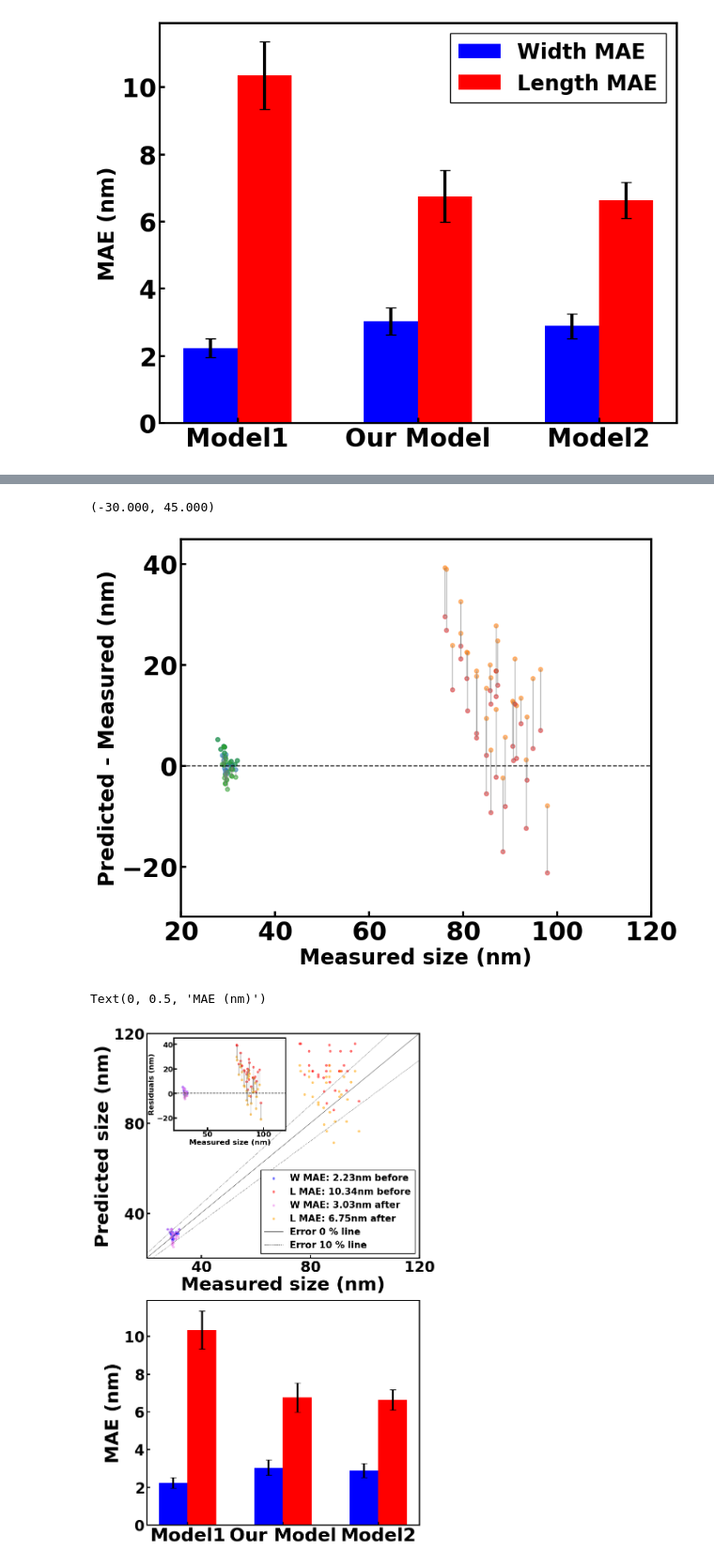
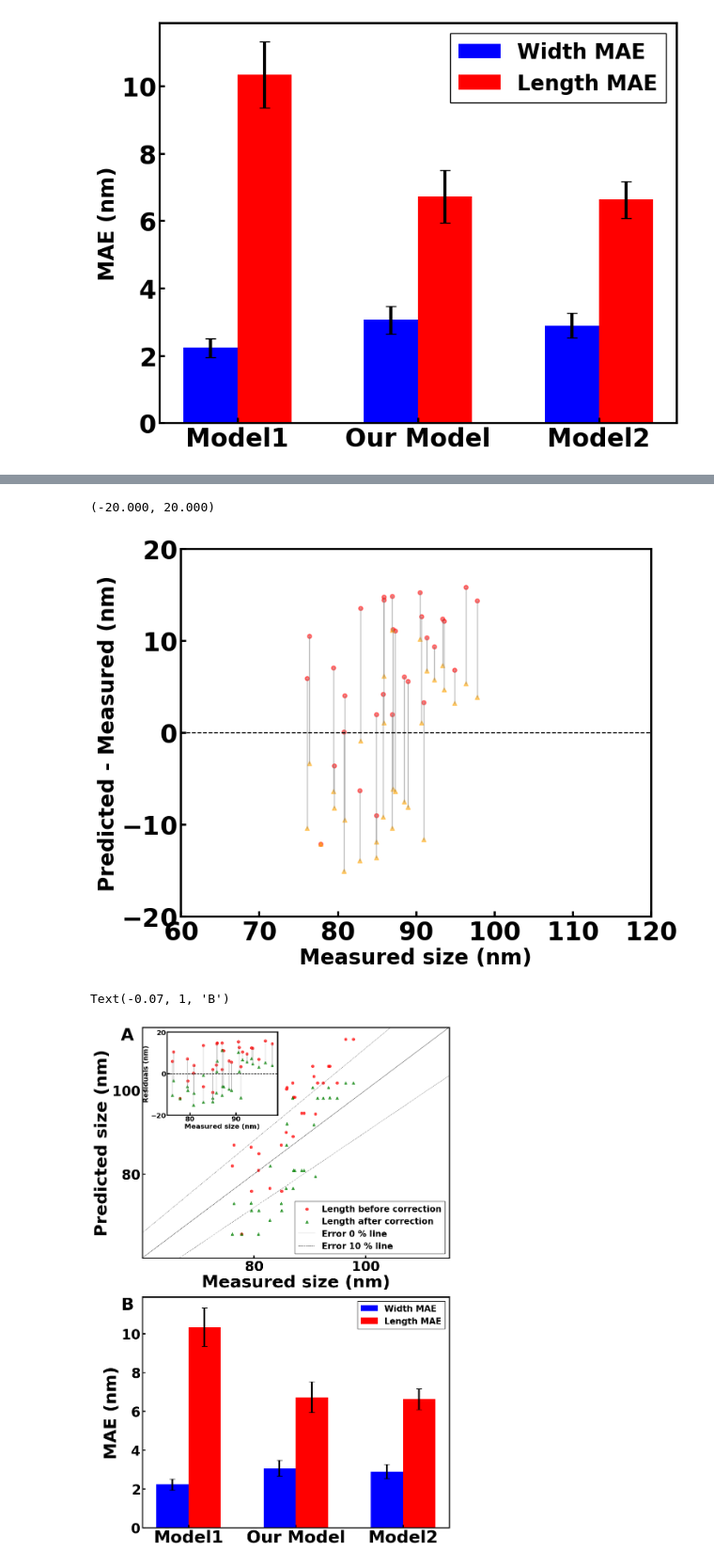
Before and after one commit to SWAN88/AuNR_DA, a Jupyter notebook: 090624_figure3.ipynb, the cells around one changed output, grey strips where cells are left out. Shown at 94% size. Cells and saved outputs as stored; diff of their text form; code cells hidden in the pictures.

```diff
--- a/090624_figure3.ipynb
+++ b/090624_figure3.ipynb
@@ -367,7 +362,7 @@ yl_pred1 = yl_pred1_df['model' + str(model_to_vis+1)]
 ITO_nsub = 1.96
 ITO_Eres, ITO_Linewidth = numerical_method(ito_data, combined_data, target_nsub=ITO_nsub)
 X_glass['eres'] = ITO_Eres
-X_glass['linewidth'] = ITO_Linewidth
+# X_glass['linewidth'] = ITO_Linewidth
 # %%
 maew2_array = np.array([])
 mael2_array = np.array([])
@@ -513,15 +514,15 @@ ax.legend(loc='lower right', fontsize=15)
 fig, ax = plt.subplots()
 
 # Glass to ITO
-ax.scatter(yw_exp_ito, yw_pred1-yw_exp_ito, s=15, alpha=.5, label=f'MAE: {round(maew1_array.mean(), 2)} nm')
-ax.scatter(yl_exp_ito, yl_pred1-yl_exp_ito, s=15, alpha=.5, label=f'MAE: {round(mael1_array.mean(), 2)} nm')
+# ax.scatter(yw_exp_ito, yw_pred1-yw_exp_ito, s=15, alpha=.5, label=f'MAE: {round(maew1_array.mean(), 2)} nm')
+ax.scatter(yl_exp_ito, yl_pred1-yl_exp_ito, s=15, c='r', alpha=.5, label=f'MAE: {round(mael1_array.mean(), 2)} nm')
 
 # Corrected Glass to ITO
-ax.scatter(yw_exp_ito, yw_pred2-yw_exp_ito, s=15, alpha=.5, label=f'MAE: {round(maew2_array.mean(), 2)} nm')
-ax.scatter(yl_exp_ito, yl_pred2-yl_exp_ito, s=15, alpha=.5, label=f'MAE: {round(mael2_array.mean(), 2)} nm')
+# ax.scatter(yw_exp_ito, yw_pred2-yw_exp_ito, s=15, alpha=.5, label=f'MAE: {round(maew2_array.mean(), 2)} nm')
+ax.scatter(yl_exp_ito, yl_pred2-yl_exp_ito, s=15, c='orange', marker='^', alpha=.5, label=f'MAE: {round(mael2_array.mean(), 2)} nm')
 
-for i in range(len(yw_exp_ito)):
-    ax.plot([yw_exp_ito[i], yw_exp_ito[i]], [yw_pred1[i] - yw_exp_ito[i], yw_pred2[i] - yw_exp_ito[i]], color='gray', lw=1, alpha=0.5)
+# for i in range(len(yw_exp_ito)):
+#     ax.plot([yw_exp_ito[i], yw_exp_ito[i]], [yw_pred1[i] - yw_exp_ito[i], yw_pred2[i] - yw_exp_ito[i]], color='gray', lw=1, alpha=0.5)
 
 for i in range(len(yl_exp_ito)):
     ax.plot([yl_exp_ito[i], yl_exp_ito[i]], [yl_pred1[i] - yl_exp_ito[i], yl_pred2[i] - yl_exp_ito[i]], color='gray', lw=1, alpha=0.5)
@@ -530,84 +531,87 @@ ax.axhline(y=0, lw=1, ls="--", c='k')
 
 ax.set_xlabel('Measured size (nm)')
 ax.set_ylabel('Predicted - Measured (nm)')
-ax.set_xlim(20, 120)
-ax.set_ylim(-30, 45)
+ax.set_xlim(60, 120)
+ax.set_ylim(-20, 20)
 # ax.legend(loc='lower right', fontsize=15)
 # ax.text(0.01, 0.95, 'C', ha='left', va='top', transform=ax.transAxes, fontsize=30)
 # %% [output]
-(-30.000, 45.000)
+(-20.000, 20.000)
-[figure, old version]
+[figure, new version]
 # %%
 # Create the figure and a set of subplots
-fig, (ax1, ax2) = plt.subplots(2, 1, figsize=(8, 12))  # 1 row, 2 columns
+fig, (ax1, ax2) = plt.subplots(2, 1, figsize=(9, 13), dpi=100)  # 1 row, 2 columns
 
 # First subplot
-ax1.scatter(yw_exp_ito, yw_pred1, s=10, c='b', alpha=.5, label=f'W MAE: {round(maew1_array.mean(), 2)}nm before')
-ax1.scatter(yl_exp_ito, yl_pred1, s=10, c='r', alpha=.5, label=f'L MAE: {round(mael1_array.mean(), 2)}nm before')
+# ax1.scatter(yw_exp_ito, yw_pred1, s=10, c='b', alpha=.5, label=f'W MAE: {round(maew1_array.mean(), 2)}nm before')
+ax1.scatter(yl_exp_ito, yl_pred1, s=20, c='r', alpha=.7, label=f'Length before correction')
 
-ax1.scatter(yw_exp_ito, yw_pred2, s=10, c='violet', alpha=.5, label=f'W MAE: {round(maew2_array.mean(), 2)}nm after')
-ax1.scatter(yl_exp_ito, yl_pred2, s=10, c='orange', alpha=.5, label=f'L MAE: {round(mael2_array.mean(), 2)}nm after')
+# ax1.scatter(yw_exp_ito, yw_pred2, s=10, c='violet', alpha=.5, label=f'W MAE: {round(maew2_array.mean(), 2)}nm after')
+ax1.scatter(yl_exp_ito, yl_pred2, s=20, c='g', marker='^', alpha=.7, label=f'Length after correction')
 
 x = np.arange(-1, 181)
 ax1.plot(x, x, c='k', lw=0.5, label='Error 0 % line')
 ax1.plot(x, 1.1*x, c='k', linestyle='--', lw=0.5, label='Error 10 % line', alpha=0.75)
 ax1.plot(x, 0.9*x, c='k', linestyle='--', lw=0.5, alpha=0.75)
 
-ax1.set_xticks([40, 80, 120])
-ax1.set_yticks([40, 80, 120])
+ax1.set_xticks([80, 100])
+ax1.set_yticks([80, 100])
 ax1.set_xlabel('Measured size (nm)', fontsize=30)
 ax1.set_ylabel('Predicted size (nm)', fontsize=30)
-ax1.set_xlim(20, 120)
-ax1.set_ylim(20, 120)
+ax1.set_xlim(60, 115)
+ax1.set_ylim(60, 115)
 ax1.legend(loc='lower right', fontsize=15)
+ax1.text(-0.07, 1, 'A', ha='left', va='top', transform=ax1.transAxes, fontsize=30)
 
 # add_axes([left, bottom, width, height]) values are fractions of fig width and height
-axins = ax1.inset_axes([0.1, 0.57, 0.41, 0.41])
+axins = ax1.inset_axes([0.08, 0.62, 0.36, 0.36])
 
 # Plot on inset
 # Glass to ITO
-axins.scatter(yw_exp_ito, yw_pred1-yw_exp_ito, s=10, c='b', alpha=.5, label=f'MAE: {round(maew1_array.mean(), 2)} nm')
-axins.scatter(yl_exp_ito, yl_pred1-yl_exp_ito, s=10, c='r', alpha=.5, label=f'MAE: {round(mael1_array.mean(), 2)} nm')
+# axins.scatter(yw_exp_ito, yw_pred1-yw_exp_ito, s=10, c='b', alpha=.5, label=f'MAE: {round(maew1_array.mean(), 2)} nm')
+axins.scatter(yl_exp_ito, yl_pred1-yl_exp_ito, s=20, c='r', alpha=.7, label=f'MAE: {round(mael1_array.mean(), 2)} nm')
 
 # Corrected Glass to ITO
-axins.scatter(yw_exp_ito, yw_pred2-yw_exp_ito, s=10, c='violet', alpha=.5, label=f'MAE: {round(maew2_array.mean(), 2)} nm')
-axins.scatter(yl_exp_ito, yl_pred2-yl_exp_ito, s=10, c='orange', alpha=.5, label=f'MAE: {round(mael2_array.mean(), 2)} nm')
+# axins.scatter(yw_exp_ito, yw_pred2-yw_exp_ito, s=10, c='violet', alpha=.5, label=f'MAE: {round(maew2_array.mean(), 2)} nm')
+axins.scatter(yl_exp_ito, yl_pred2-yl_exp_ito, s=20, c='g', marker='^', alpha=.7, label=f'MAE: {round(mael2_array.mean(), 2)} nm')
 
-for i in range(len(yw_exp_ito)):
-    axins.plot([yw_exp_ito[i], yw_exp_ito[i]], [yw_pred1[i] - yw_exp_ito[i], yw_pred2[i] - yw_exp_ito[i]], color='gray', lw=1, alpha=0.5)
+# for i in range(len(yw_exp_ito)):
+#     axins.plot([yw_exp_ito[i], yw_exp_ito[i]], [yw_pred1[i] - yw_exp_ito[i], yw_pred2[i] - yw_exp_ito[i]], color='gray', lw=1, alpha=0.5)
 
 for i in range(len(yl_exp_ito)):
     axins.plot([yl_exp_ito[i], yl_exp_ito[i]], [yl_pred1[i] - yl_exp_ito[i], yl_pred2[i] - yl_exp_ito[i]], color='gray', lw=1, alpha=0.5)
 
 axins.axhline(y=0, lw=1, ls="--", c='k')
 axins.set_xlabel('Measured size (nm)', fontsize=12)
 axins.set_ylabel('Residuals (nm)', fontsize=12)
-axins.set_xticks([50, 100])
-axins.set_yticks([-20, 0, 20, 40])
+axins.set_xticks([80, 90])
+axins.set_yticks([-20, 0, 20])
 axins.tick_params(axis='x', labelsize=12, pad=1)
 axins.tick_params(axis='y', labelsize=12, pad=1)
-axins.set_xlim(20, 120)
-axins.set_ylim(-30, 45)
+axins.set_xlim(75, 99)
+axins.set_ylim(-20, 20)
 
 # Second subplot
 Width_MAE = (maew1_array.mean(), maew2_array.mean(), maew3_array.mean())
 Length_MAE = (mael1_array.mean(), mael2_array.mean(), mael3_array.mean())
 
 Width_MAE_errors = (maew1_array.std(), maew2_array.std(), maew3_array.std())
 Length_MAE_errors = (mael1_array.std(), mael2_array.std(), mael3_array.std())
 
 n_groups = 3
 index = np.arange(n_groups)
 bar_width = 0.3
 opacity = 1.0
 
 ax2.bar(index - bar_width / 2, Width_MAE, bar_width, alpha=opacity, color='b', label='Width MAE', align='center',
         yerr=Width_MAE_errors, capsize=5)  # Adding error bars for Width_MAE
 ax2.bar(index + bar_width / 2, Length_MAE, bar_width, alpha=opacity, color='r', label='Length MAE', align='center',
         yerr=Length_MAE_errors, capsize=5)  # Adding error bars for Length_MAE
 
 ax2.set_xticks(index, ('Model1', 'Our Model', 'Model2'), fontsize=30)
 ax2.set_ylabel('MAE (nm)', fontsize=30)
+ax2.legend(fontsize=15)
+ax2.text(-0.07, 1, 'B', ha='left', va='top', transform=ax2.transAxes, fontsize=30)
 # %% [output]
-Text(0, 0.5, 'MAE (nm)')
+Text(-0.07, 1, 'B')
-[figure, old version]
+[figure, new version]
```
Also changed, not shown: parts of 11 cells of this notebook, 1 other file.
